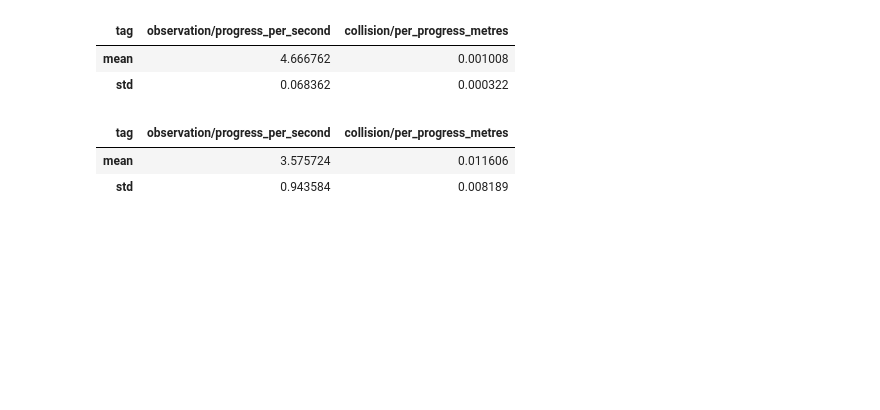
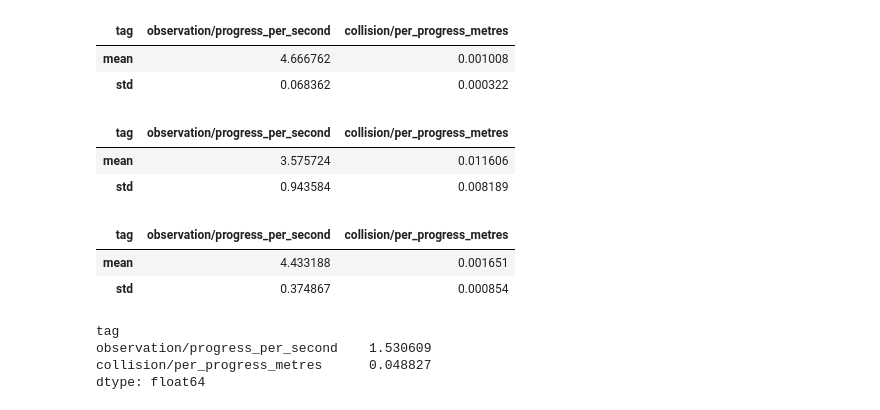
Before and after one commit to jacquesamsel/skripsie, a Jupyter notebook: view_tensorboard.ipynb, the cells around one changed output. Drawn from its saved outputs; the diff is of its cells as text; code cells hidden in the pictures; blank space fills up the shorter version.

```diff
--- a/view_tensorboard.ipynb
+++ b/view_tensorboard.ipynb
@@ -647,17 +668,24 @@ last_50_means = last_50_means[IMPORTANT_STATS].reset_index()
 
 baseline_vals = last_50_means[(last_50_means["run_category"] == "baseline")]
 curvature_vals = last_50_means[
-    (last_50_means["run_category"] == "curvature_close") & (
-        last_50_means["aux_weight"] == "1")
+    (last_50_means["run_category"] == "curvature_close")
+]
+
+rnn_baseline_vals = last_50_means[(
+    last_50_means["run_category"] == "rnn_baseline")]
+rnn_curvature_vals = last_50_means[
+    (last_50_means["run_category"] == "rnn_curvature_close")
 ]
 
 
-false_discovery_control(ttest_ind(
-    baseline_vals[["observation/progress_per_second",
-                   "collision/per_progress_metres"]],
-    curvature_vals[["observation/progress_per_second",
-                    "collision/per_progress_metres"]],
-    equal_var=False
-).pvalue)
+false_discovery_control(
+    ttest_ind(
+        baseline_vals[["observation/progress_per_second",
+                       "collision/per_progress_metres"]],
+        curvature_vals[["observation/progress_per_second",
+                        "collision/per_progress_metres"]],
+        equal_var=False
+    ).pvalue
+)
 # %% [output]
 array([0.03646646, 0.03646646])
@@ -676,3 +716,19 @@ baseline_vals[["observation/progress_per_second","collision/per_progress_metres"
 | tag | observation/progress_per_second | collision/per_progress_metres |
 | mean | 3.575724 | 0.011606 |
 | std | 0.943584 | 0.008189 |
+# %%
+rnn_curvature_vals[["observation/progress_per_second",
+                   "collision/per_progress_metres"]].agg(["mean", "std"])
+# %% [output]
+| tag | observation/progress_per_second | collision/per_progress_metres |
+| mean | 4.433188 | 0.001651 |
+| std | 0.374867 | 0.000854 |
+# %%
+rnn_curvature_vals[["observation/progress_per_second",
+                   "collision/per_progress_metres"]].mean() / rnn_baseline_vals[["observation/progress_per_second",
+                   "collision/per_progress_metres"]].mean()
+# %% [output]
+tag
+observation/progress_per_second    1.530609
+collision/per_progress_metres      0.048827
+dtype: float64
```
Also changed, not shown: parts of 8 cells of this notebook, 9 other files.
